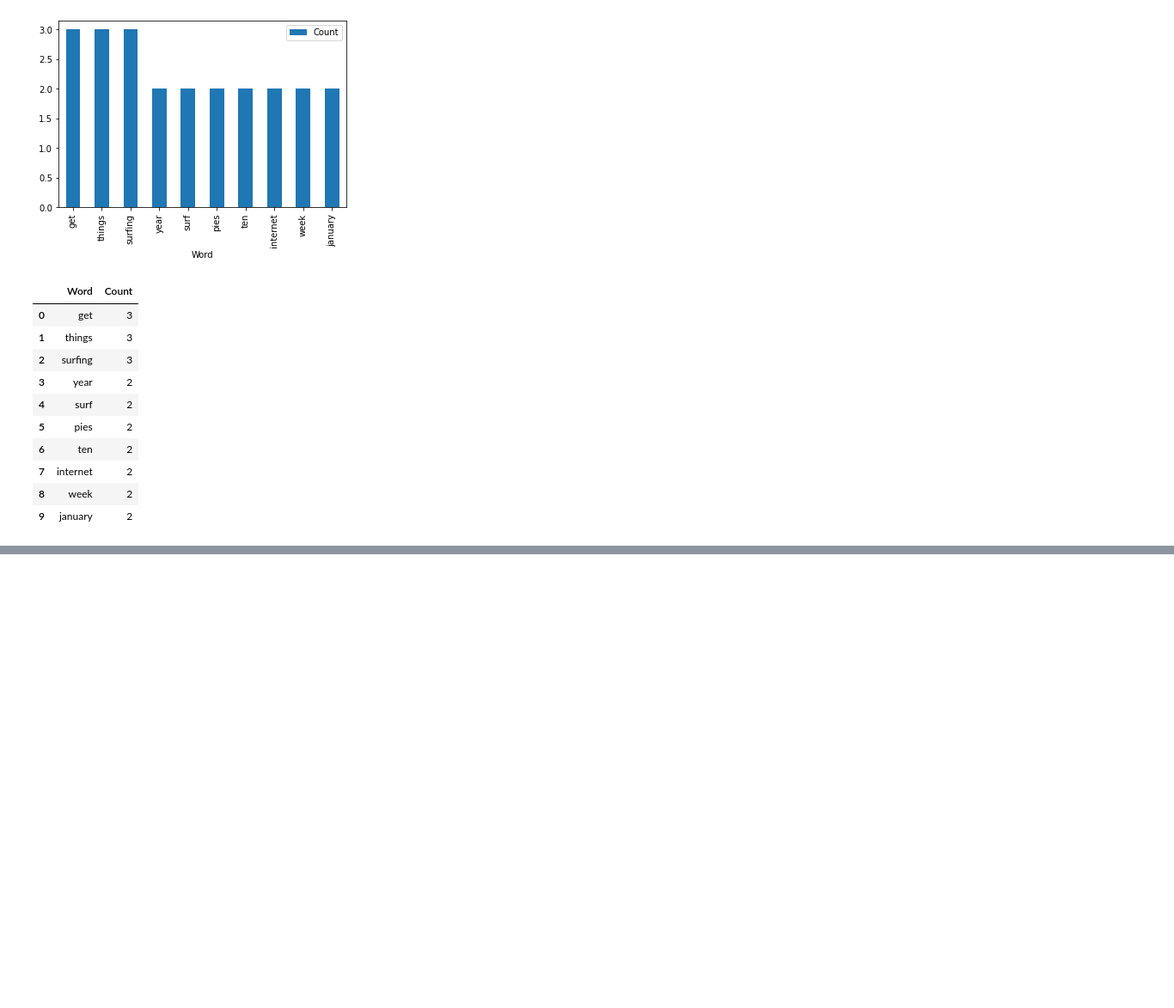
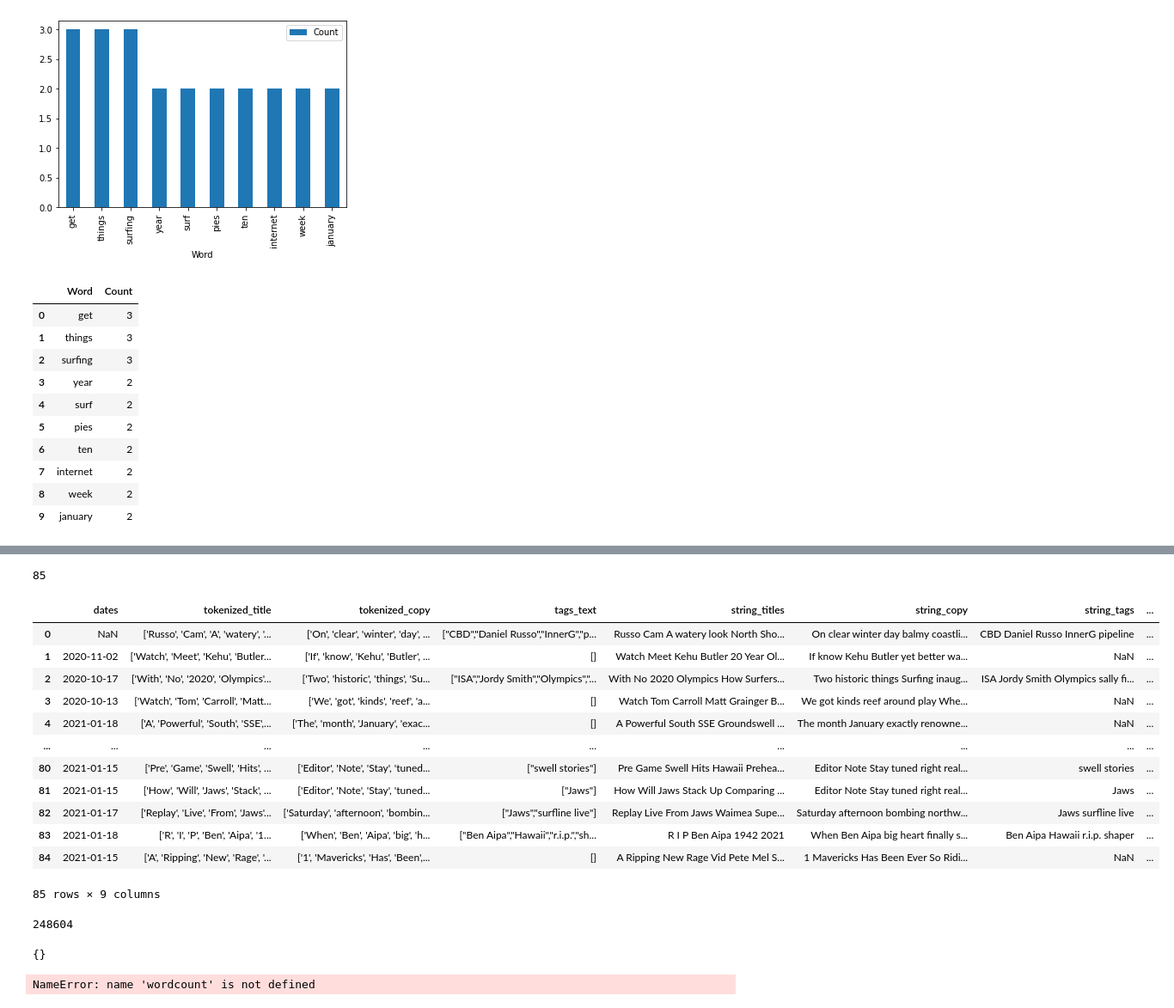
Before and after one commit to jaysueno/webscraping_surfline_blog, a Jupyter notebook: word_counter.ipynb, the cells around one changed output, grey strips where cells are left out. Shown: that part at 86% size. Saved outputs shown, nothing was run; the diff lists cells and outputs as text; code cells hidden in the pictures; blank space fills up the shorter version.

```diff
--- a/word_counter.ipynb
+++ b/word_counter.ipynb
@@ -88,0 +93,27 @@ df1
+# %%
+# Stopwords - customized your stopword list
+stopwords = set(line.strip() for line in open('data/stopwords.txt'))
+stopwords = stopwords.union(set(['mr','mrs','one','two','said']))
+wordcount = {}
+def word_counter(string):
+    # Instantiate a dictionary, and for every word in the file,
+    # Add to the dictionary if it doesn't exist. If it does, increase the count.
+    wordcount = {}
+
+    # To eliminate duplicates, remember to split by punctuation, and use case demiliters.
+    for word in string.lower().split():
+        word = word.replace(".","")
+        word = word.replace(",","")
+        word = word.replace(":","")
+        word = word.replace("\"","")
+        word = word.replace("!","")
+        word = word.replace("â€œ","")
+        word = word.replace("â€˜","")
+        word = word.replace("*","")
+        if word not in stopwords:
+            if word not in wordcount:
+                wordcount[word] = 1
+            else:
+                wordcount[word] += 1
+        word_counter = collections.Counter(wordcount)
+    return wordcount
@@ -88,0 +122,23 @@ df1
+# %%
+wordcount_list = [word_counter(item) for item in df['string_copy']]
+# %%
+len(wordcount_list)
+# %% [output]
+85
+# %%
+df['wordcount_list'] = wordcount_list
+df
+# %% [output]
+|  | dates | tokenized_title | tokenized_copy | tags_text | string_titles | string_copy | string_tags | ... |
+| 0 | NaN | ['Russo', 'Cam', 'A', 'watery', '... | ['On', 'clear', 'winter', 'day', ... | ["CBD","Daniel Russo","InnerG","p... | Russo Cam A watery look North Sho... | On clear winter day balmy coastli... | CBD Daniel Russo InnerG pipeline | ... |
+| 1 | 2020-11-02 | ['Watch', 'Meet', 'Kehu', 'Butler... | ['If', 'know', 'Kehu', 'Butler', ... | [] | Watch Meet Kehu Butler 20 Year Ol... | If know Kehu Butler yet better wa... | NaN | ... |
+| 2 | 2020-10-17 | ['With', 'No', '2020', 'Olympics'... | ['Two', 'historic', 'things', 'Su... | ["ISA","Jordy Smith","Olympics","... | With No 2020 Olympics How Surfers... | Two historic things Surfing inaug... | ISA Jordy Smith Olympics sally fi... | ... |
+| 3 | 2020-10-13 | ['Watch', 'Tom', 'Carroll', 'Matt... | ['We', 'got', 'kinds', 'reef', 'a... | [] | Watch Tom Carroll Matt Grainger B... | We got kinds reef around play Whe... | NaN | ... |
+| 4 | 2021-01-18 | ['A', 'Powerful', 'South', 'SSE',... | ['The', 'month', 'January', 'exac... | [] | A Powerful South SSE Groundswell ... | The month January exactly renowne... | NaN | ... |
+| ... | ... | ... | ... | ... | ... | ... | ... | ... |
+| 80 | 2021-01-15 | ['Pre', 'Game', 'Swell', 'Hits', ... | ['Editor', 'Note', 'Stay', 'tuned... | ["swell stories"] | Pre Game Swell Hits Hawaii Prehea... | Editor Note Stay tuned right real... | swell stories | ... |
+| 81 | 2021-01-15 | ['How', 'Will', 'Jaws', 'Stack', ... | ['Editor', 'Note', 'Stay', 'tuned... | ["Jaws"] | How Will Jaws Stack Up Comparing ... | Editor Note Stay tuned right real... | Jaws | ... |
+| 82 | 2021-01-17 | ['Replay', 'Live', 'From', 'Jaws'... | ['Saturday', 'afternoon', 'bombin... | ["Jaws","surfline live"] | Replay Live From Jaws Waimea Supe... | Saturday afternoon bombing northw... | Jaws surfline live | ... |
+| 83 | 2021-01-18 | ['R', 'I', 'P', 'Ben', 'Aipa', '1... | ['When', 'Ben', 'Aipa', 'big', 'h... | ["Ben Aipa","Hawaii","r.i.p.","sh... | R I P Ben Aipa 1942 2021 | When Ben Aipa big heart finally s... | Ben Aipa Hawaii r.i.p. shaper | ... |
+| 84 | 2021-01-15 | ['A', 'Ripping', 'New', 'Rage', '... | ['1', 'Mavericks', 'Has', 'Been',... | [] | A Ripping New Rage Vid Pete Mel S... | 1 Mavericks Has Been Ever So Ridi... | NaN | ... |
+85 rows × 9 columns
@@ -88,0 +147,28 @@ df1
+# %%
+string = ''
+string_list = df['string_copy']
+for words in string_list:
+    string += words
+
+# list_columns = [ for item in df.columns[4:7]]
+
+# def create_string(copy):
+#     string = ''
+#     for words in copy:
+#         string += words
+#     return string
+
+# text_copy = create_string(df[list_columns[1]])
+# title_copy = create_string(df[list_columns[0]])
+len(string)
+# %% [output]
+248604
+# %%
+word_counter(string)
+wordcount
+# %% [output]
+{}
+# %%
+df1 = pd.DataFrame(wordcount, columns = ['Word', 'Count'])
+# %% [output]
+NameError: name 'wordcount' is not defined
```
Also changed, not shown: parts of 8 cells of this notebook, 5 other files.
